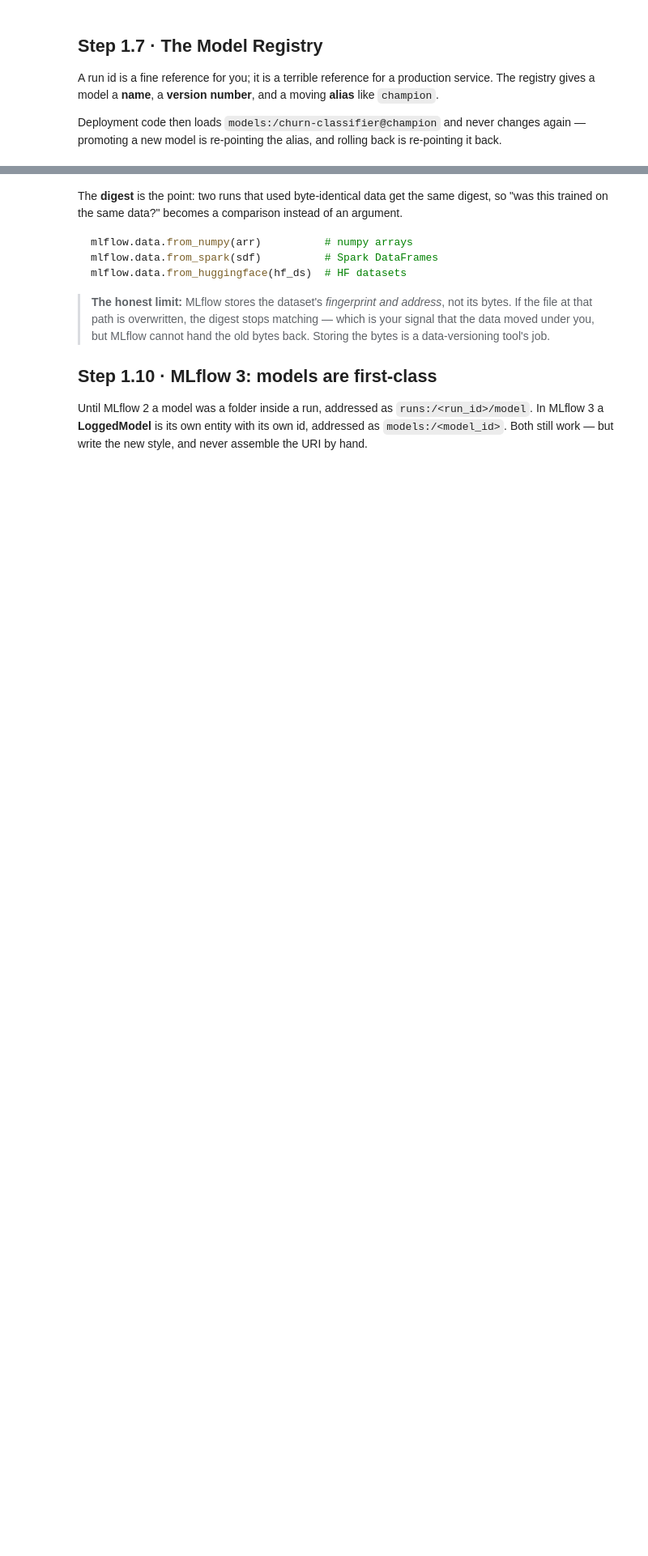
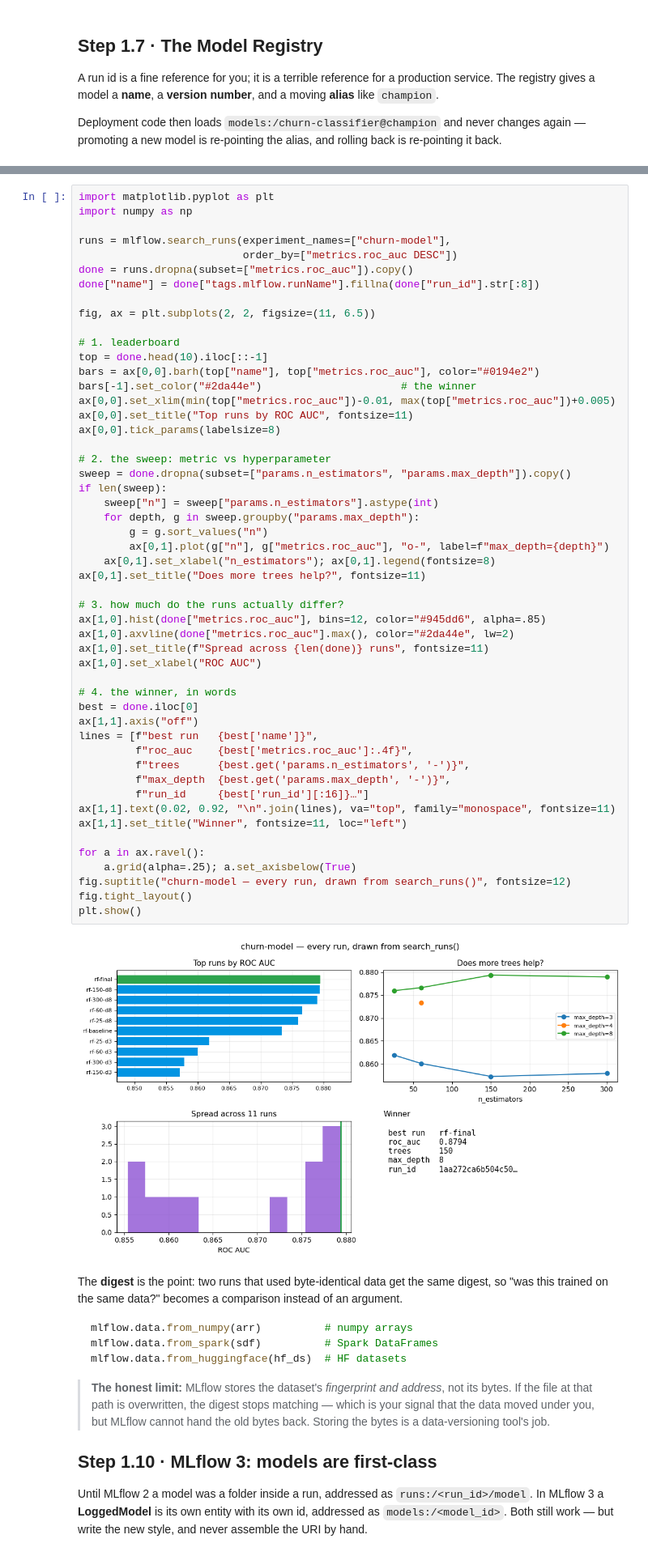
Before and after one commit to shamaseen/qafza-free-traning, a Jupyter notebook: mlflow/mlflow_tutorial.ipynb, the cells around one changed output, grey strips where cells are left out. Shown at 81% size. Saved outputs shown, nothing was run; the diff lists cells and outputs as text; blank space fills up the shorter version.

```diff
--- a/mlflow/mlflow_tutorial.ipynb
+++ b/mlflow/mlflow_tutorial.ipynb
@@ -389,3 +519,56 @@ for inp in mlflow.get_run(DATASET_RUN).inputs.dataset_inputs:
+# %%
+import matplotlib.pyplot as plt
+import numpy as np
+
+runs = mlflow.search_runs(experiment_names=["churn-model"],
+                          order_by=["metrics.roc_auc DESC"])
+done = runs.dropna(subset=["metrics.roc_auc"]).copy()
+done["name"] = done["tags.mlflow.runName"].fillna(done["run_id"].str[:8])
+
+fig, ax = plt.subplots(2, 2, figsize=(11, 6.5))
+
+# 1. leaderboard
+top = done.head(10).iloc[::-1]
+bars = ax[0,0].barh(top["name"], top["metrics.roc_auc"], color="#0194e2")
+bars[-1].set_color("#2da44e")                      # the winner
+ax[0,0].set_xlim(min(top["metrics.roc_auc"])-0.01, max(top["metrics.roc_auc"])+0.005)
+ax[0,0].set_title("Top runs by ROC AUC", fontsize=11)
+ax[0,0].tick_params(labelsize=8)
+
+# 2. the sweep: metric vs hyperparameter
+sweep = done.dropna(subset=["params.n_estimators", "params.max_depth"]).copy()
+if len(sweep):
+    sweep["n"] = sweep["params.n_estimators"].astype(int)
+    for depth, g in sweep.groupby("params.max_depth"):
+        g = g.sort_values("n")
+        ax[0,1].plot(g["n"], g["metrics.roc_auc"], "o-", label=f"max_depth={depth}")
+    ax[0,1].set_xlabel("n_estimators"); ax[0,1].legend(fontsize=8)
+ax[0,1].set_title("Does more trees help?", fontsize=11)
+
+# 3. how much do the runs actually differ?
+ax[1,0].hist(done["metrics.roc_auc"], bins=12, color="#945dd6", alpha=.85)
+ax[1,0].axvline(done["metrics.roc_auc"].max(), color="#2da44e", lw=2)
+ax[1,0].set_title(f"Spread across {len(done)} runs", fontsize=11)
+ax[1,0].set_xlabel("ROC AUC")
+
+# 4. the winner, in words
+best = done.iloc[0]
+ax[1,1].axis("off")
+lines = [f"best run   {best['name']}",
+         f"roc_auc    {best['metrics.roc_auc']:.4f}",
+         f"trees      {best.get('params.n_estimators', '-')}",
+         f"max_depth  {best.get('params.max_depth', '-')}",
+         f"run_id     {best['run_id'][:16]}…"]
+ax[1,1].text(0.02, 0.92, "\n".join(lines), va="top", family="monospace", fontsize=11)
+ax[1,1].set_title("Winner", fontsize=11, loc="left")
+
+for a in ax.ravel():
+    a.grid(alpha=.25); a.set_axisbelow(True)
+fig.suptitle("churn-model — every run, drawn from search_runs()", fontsize=12)
+fig.tight_layout()
+plt.show()
+# %% [output]
+[figure, added]
 # %% [markdown]
 The **digest** is the point: two runs that used byte-identical data get the same digest, so
 "was this trained on the same data?" becomes a comparison instead of an argument.
```
Also changed, not shown: parts of 30 cells of this notebook, 9 other files.
